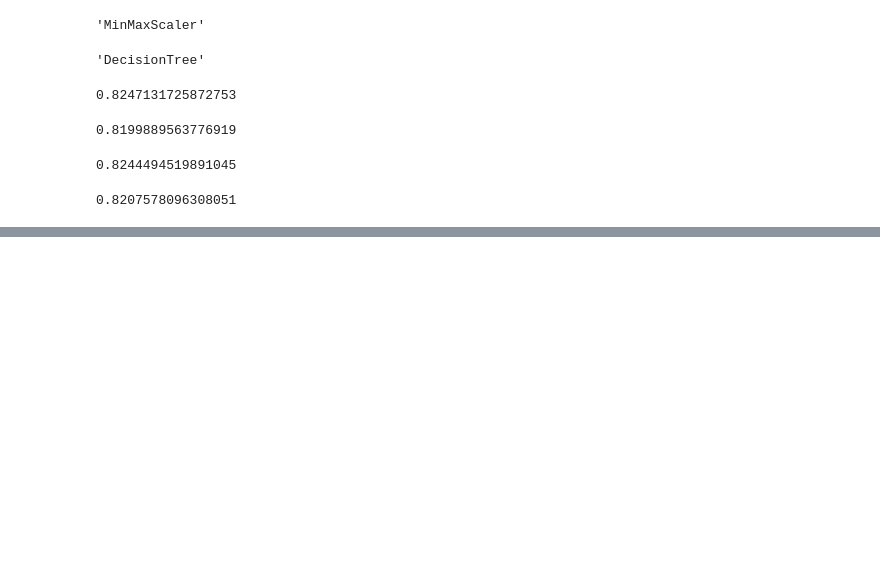
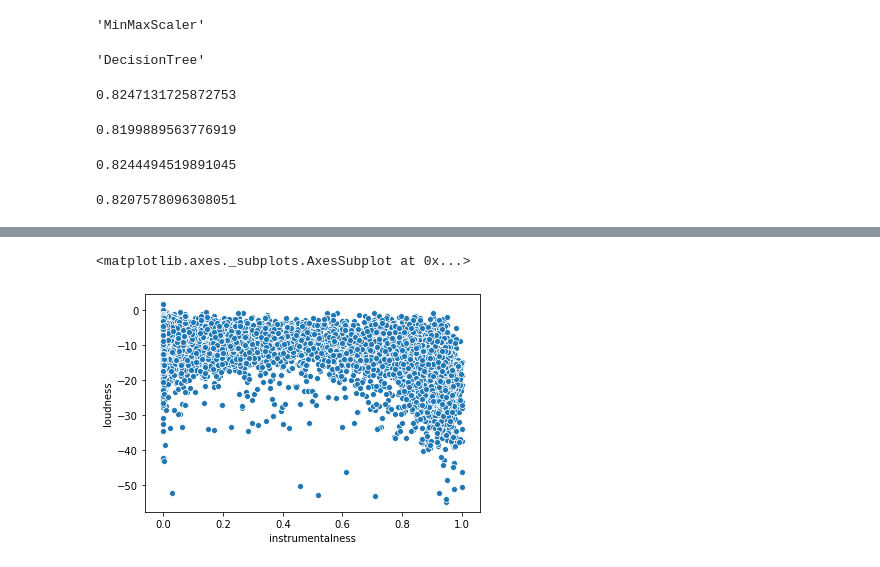
Before and after one commit to Ioana-P/Spotify_Billboard_prediction, a Jupyter notebook: eda1.ipynb, the cells around one changed output, grey strips where cells are left out. Cells and saved outputs as stored; diff of their text form; code cells hidden in the pictures; blank space fills up the shorter version.

```diff
--- a/eda1.ipynb
+++ b/eda1.ipynb
@@ -629,0 +740,5 @@ array([2, 3])
+# %%
+sns.scatterplot(vis_df.instrumentalness, vis_df.loudness)
+# %% [output]
+<matplotlib.axes._subplots.AxesSubplot at 0x...>
+[figure, added]
```
Also changed, not shown: parts of 33 cells of this notebook, 2 other files.
